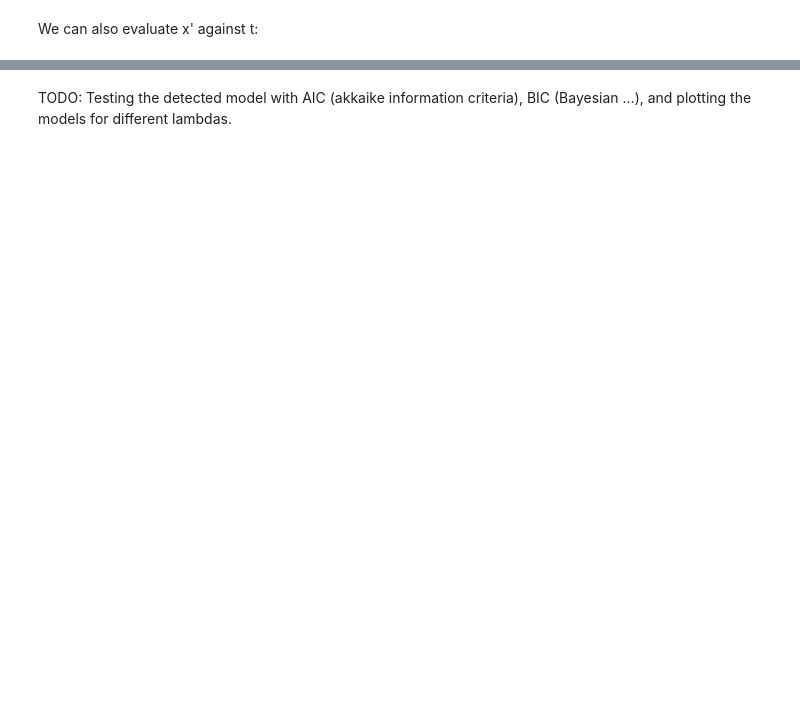
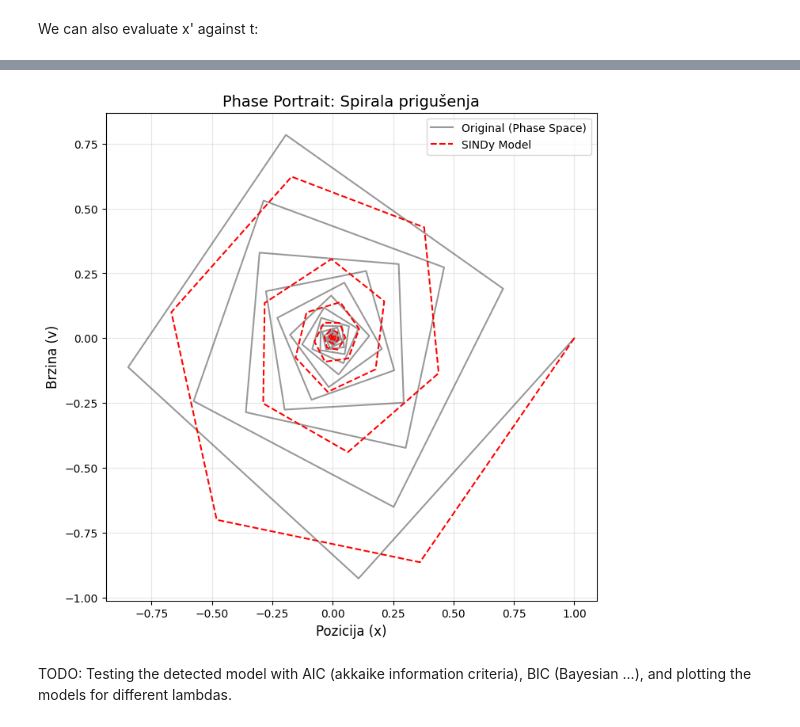
Before and after one commit to luka-lehotski/SINDy-rs, a Jupyter notebook: intro.ipynb, the cells around one changed output, grey strips where cells are left out. Saved outputs shown, nothing was run; the diff lists cells and outputs as text; code cells hidden in the pictures; blank space fills up the shorter version.

```diff
--- a/intro.ipynb
+++ b/intro.ipynb
@@ -125,2 +179,19 @@ plt.show()
+# %%
+plt.figure(figsize=(8, 8))
+
+# Originalna putanja (Kaggle)
+plt.plot(X[:500, 0], X[:500, 1], 'k', alpha=0.4, label='Original (Phase Space)')
+
+# Putanja tvog modela (Simulacija)
+plt.plot(x_sim_poly[:500, 0], x_sim_poly[:500, 1], 'r--', label='SINDy Model')
+
+plt.xlabel('Pozicija (x)', fontsize=12)
+plt.ylabel('Brzina (v)', fontsize=12)
+plt.title('Phase Portrait: Spirala prigušenja', fontsize=14)
+plt.legend()
+plt.grid(True, alpha=0.3)
+plt.show()
+# %% [output]
+[figure, added]
 # %% [markdown]
 TODO: Testing the detected model with AIC (akkaike information criteria), BIC (Bayesian ...), and plotting the models for different lambdas.
```
Also changed, not shown: parts of 9 cells of this notebook.
